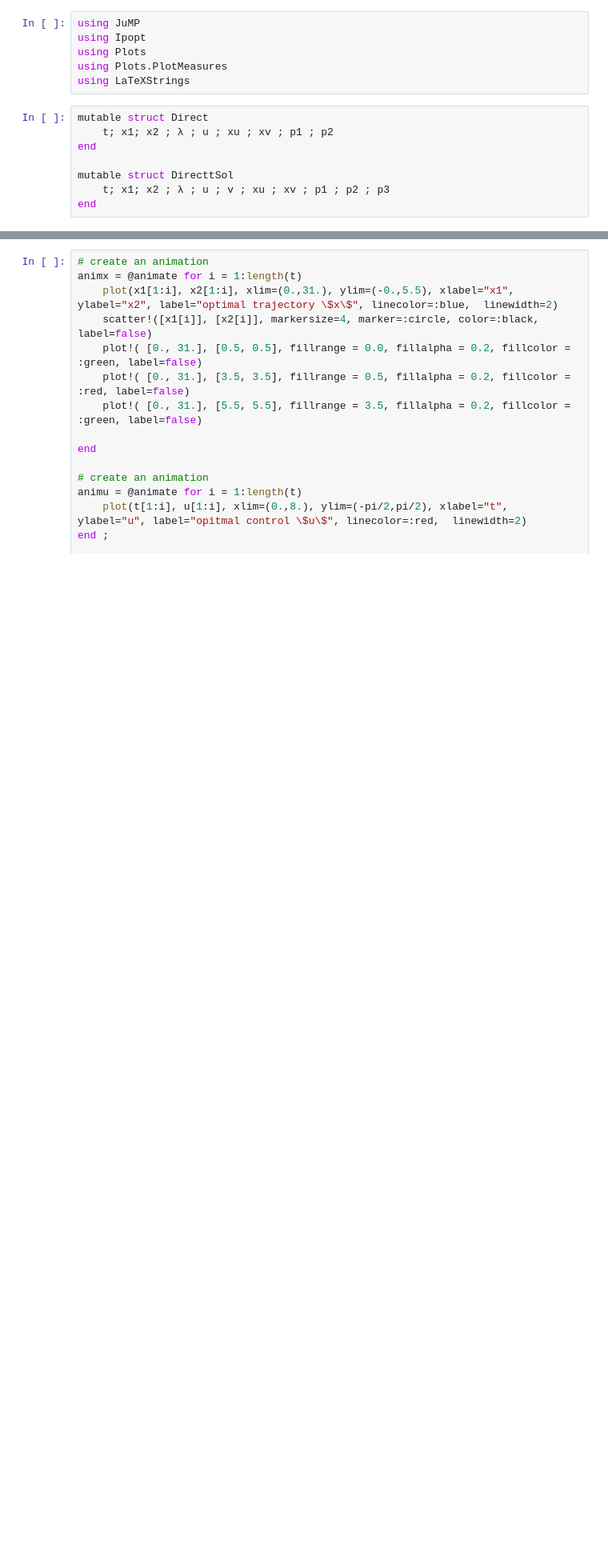
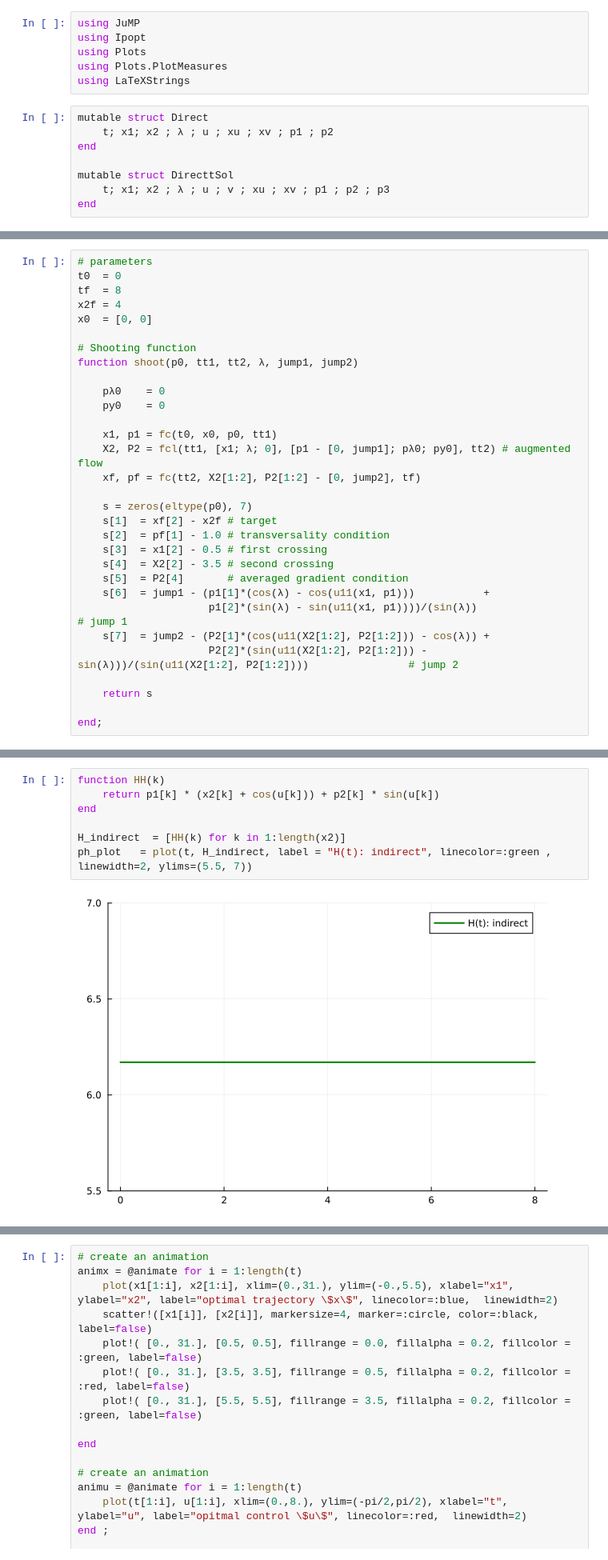
Before and after one commit to control-toolbox/LossControl.jl, a Jupyter notebook: zermelo/loss1.ipynb, the cells around one changed output, grey strips where cells are left out. Shown at 80% size. Cells and saved outputs as stored; diff of their text form; blank space fills up the shorter version.

```diff
--- a/zermelo/loss1.ipynb
+++ b/zermelo/loss1.ipynb
@@ -508,0 +370,31 @@ ylims!(p2_plot, (5.50,5.65))
+# %%
+# parameters
+t0  = 0
+tf  = 8
+x2f = 4
+x0  = [0, 0]
+
+# Shooting function
+function shoot(p0, tt1, tt2, λ, jump1, jump2)
+
+    pλ0    = 0
+    py0    = 0
+
+    x1, p1 = fc(t0, x0, p0, tt1)
+    X2, P2 = fcl(tt1, [x1; λ; 0], [p1 - [0, jump1]; pλ0; py0], tt2) # augmented flow
+    xf, pf = fc(tt2, X2[1:2], P2[1:2] - [0, jump2], tf)
+
+    s = zeros(eltype(p0), 7)
+    s[1]  = xf[2] - x2f # target
+    s[2]  = pf[1] - 1.0 # transversality condition
+    s[3]  = x1[2] - 0.5 # first crossing
+    s[4]  = X2[2] - 3.5 # second crossing
+    s[5]  = P2[4]       # averaged gradient condition
+    s[6]  = jump1 - (p1[1]*(cos(λ) - cos(u11(x1, p1)))           +
+                     p1[2]*(sin(λ) - sin(u11(x1, p1))))/(sin(λ))                                              # jump 1
+    s[7]  = jump2 - (P2[1]*(cos(u11(X2[1:2], P2[1:2])) - cos(λ)) +
+                     P2[2]*(sin(u11(X2[1:2], P2[1:2])) - sin(λ)))/(sin(u11(X2[1:2], P2[1:2])))                # jump 2
+
+    return s
+
+end;
@@ -508,0 +526,9 @@ ylims!(p2_plot, (5.50,5.65))
+# %%
+function HH(k)
+    return p1[k] * (x2[k] + cos(u[k])) + p2[k] * sin(u[k])
+end
+
+H_indirect  = [HH(k) for k in 1:length(x2)]
+ph_plot   = plot(t, H_indirect, label = "H(t): indirect", linecolor=:green , linewidth=2, ylims=(5.5, 7))
+# %% [output]
+[figure, added]
```
Also changed, not shown: parts of 41 cells of this notebook, 6 other files.
